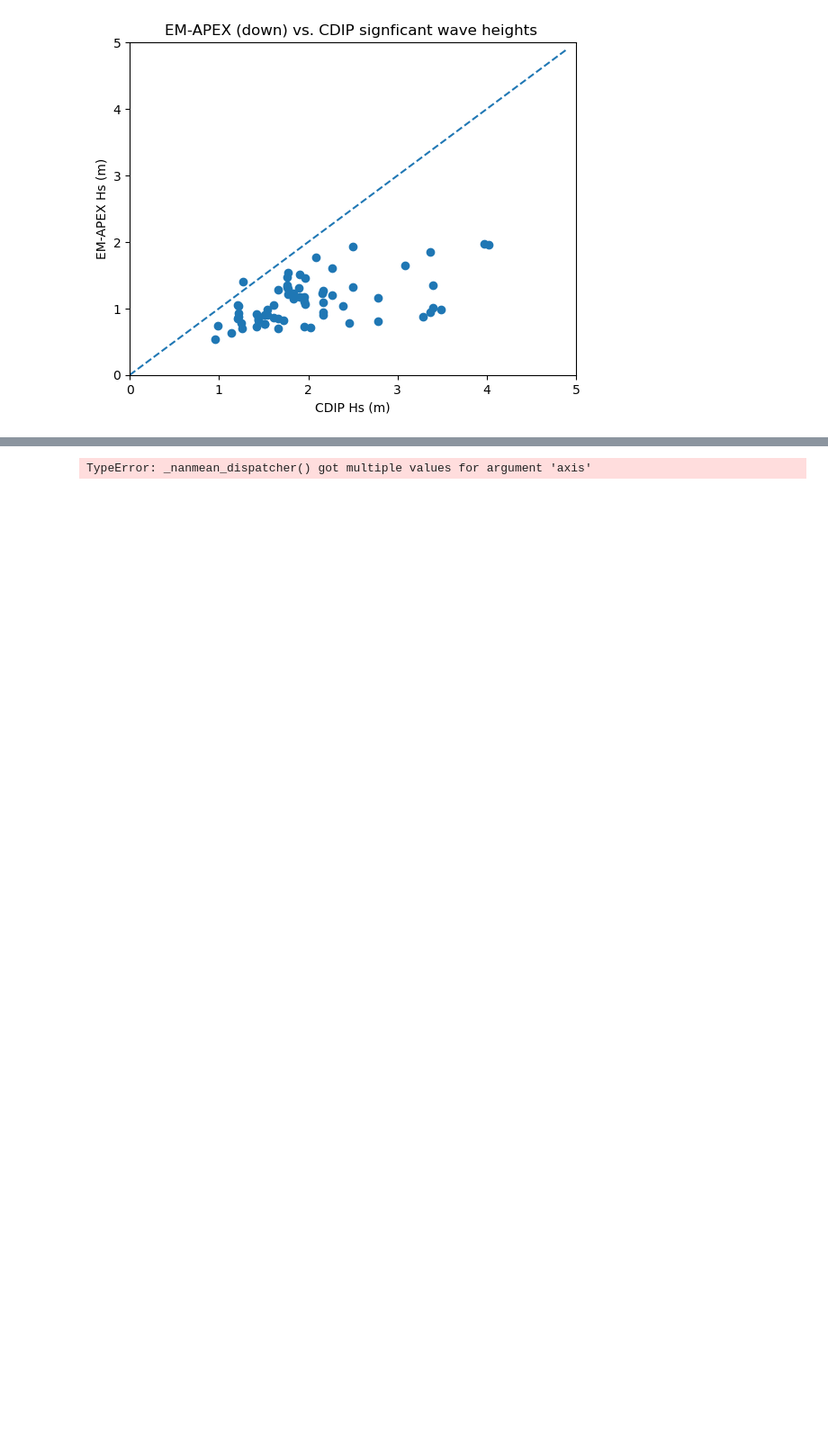
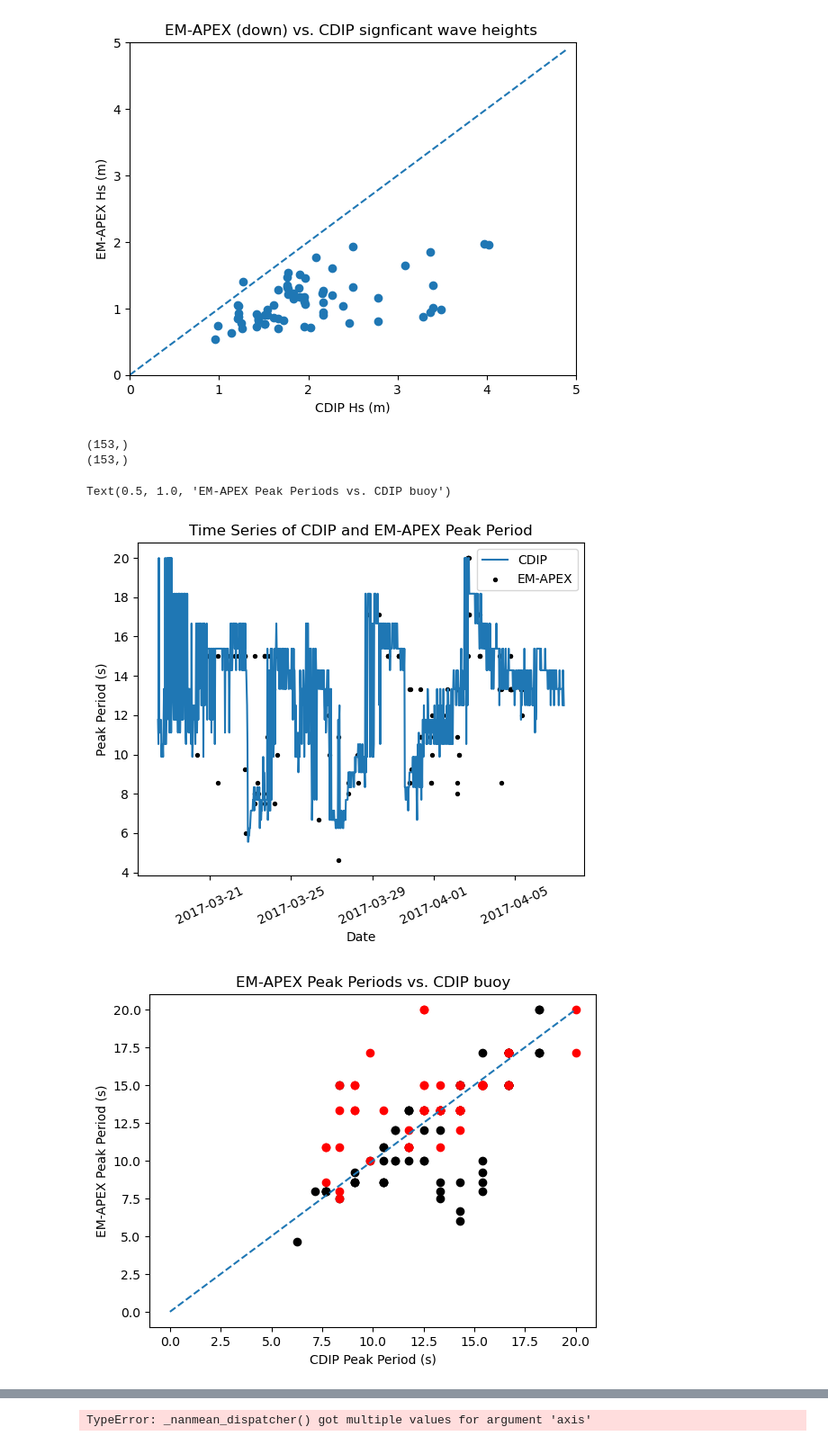
Before and after one commit to jjstadler/EMAPEX_WAVES, a Jupyter notebook: WaveProcessing/Process_LCDRI_1Hz.ipynb, the cells around one changed output, grey strips where cells are left out. Shown at 90% size. Saved outputs shown, nothing was run; the diff lists cells and outputs as text; code cells hidden in the pictures; blank space fills up the shorter version.

Commit message:
Adding Peak Frequency function

```diff
--- a/WaveProcessing/Process_LCDRI_1Hz.ipynb
+++ b/WaveProcessing/Process_LCDRI_1Hz.ipynb
@@ -497,6 +497,50 @@ Text(0.5, 1.0, 'EM-APEX (down) vs. CDIP signficant wave heights ')
 [figure]
 [figure]
 [figure]
+# %%
+#Cell for plotting peak frequency time series for both CDIP and EM-APEX buoys
+[peak_freq, peak_spl] = get_peak_freq(fwindow[1:], spec_store_sorted_new_corr)
+plt.scatter(t_apex, 1/peak_freq, color='k', s=8, label="EM-APEX")
+
+[peak_freq_cdip, peak_spl_cdip] = get_peak_freq(wave_freq, energy_density)
+
+plt.plot(ts, 1/peak_freq_cdip, label="CDIP")
+plt.ylabel("Peak Period (s)")
+plt.xlabel('Date')
+plt.xticks( rotation=25 )
+plt.title("Time Series of CDIP and EM-APEX Peak Period")
+plt.legend()
+
+cdip_inds = np.array([], dtype=int)
+for ind in range(0, len(time_store_sorted)):
+    ind2 = np.where(np.abs(time_store_sorted[ind]-times)==np.min(np.abs(time_store_sorted[ind]-times)))
+    #plt.loglog(wave_freq, energy_density[ind2[0][0], :], label="CDIP")
+    cdip_inds = np.append(cdip_inds, ind2[0])
+
+plt.figure()
+plt.scatter(1/peak_freq_cdip[cdip_inds][ups], 1/peak_freq[ups], color='k', label="Downs")
+plt.scatter(1/peak_freq_cdip[cdip_inds][downs], 1/peak_freq[downs], color='r', label="Downs'")
+#plt.errorbar(Hs_cdip[cdip_inds], Hs_corr[ups], yerr = errors[:, ups], fmt='none')
+print(peak_freq.shape)
+print(peak_freq_cdip[cdip_inds].shape)
+
+cdip_inds
+
+#y = np.arange(0, 0.225, 0.001)
+#plt.plot(np.arange(0, 0.225, 0.001), y, '--')
+y = np.arange(0, 20, 0.1)
+plt.plot(np.arange(0, 20, 0.1), y, '--')
+#plt.xlim([0, 6])
+#plt.ylim([0, 6])
+plt.xlabel("CDIP Peak Period (s)")
+plt.ylabel("EM-APEX Peak Period (s)")
+plt.title("EM-APEX Peak Periods vs. CDIP buoy")
+# %% [output]
+(153,)
+(153,)
+Text(0.5, 1.0, 'EM-APEX Peak Periods vs. CDIP buoy')
+[figure, added]
+[figure, added]
 # %%
 #Cell for checking individual spectra. Just change "ind" to whatever spectra you want to look at (sorted by time)
 
```
Also changed, not shown: parts of 18 cells of this notebook, 1 other file.
